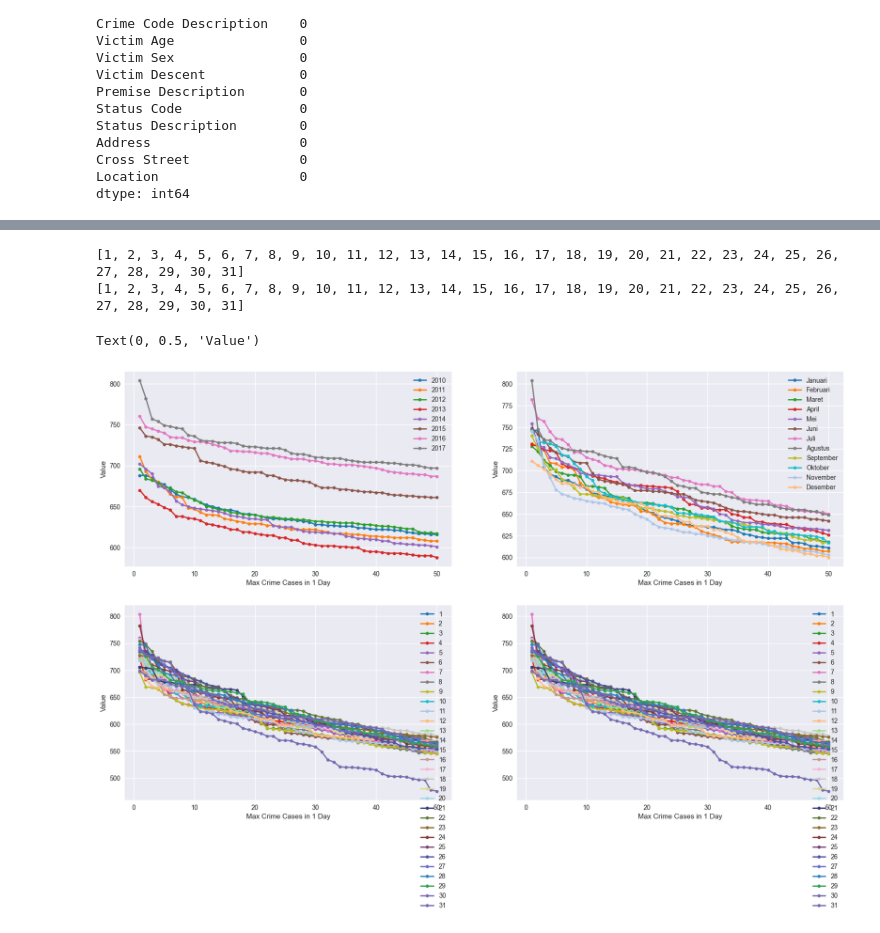
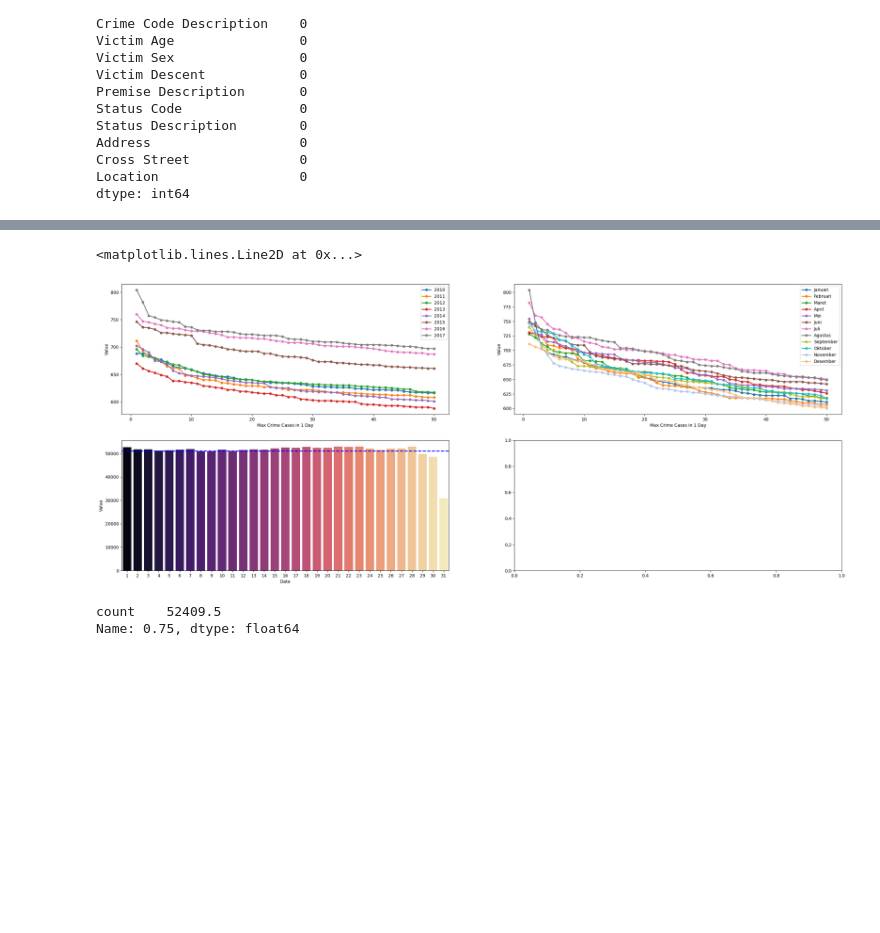
Before and after one commit to TeddyDharma/Crime-in-Los-Angeles, a Jupyter notebook: analytics.ipynb, the cells around one changed output, grey strips where cells are left out. Saved outputs shown, nothing was run; the diff lists cells and outputs as text; code cells hidden in the pictures; blank space fills up the shorter version.

```diff
--- a/analytics.ipynb
+++ b/analytics.ipynb
@@ -208,57 +209,79 @@ def get_count(data: pd.DataFrame, col1 : str, col2 : str) -> tuple:
     return counts_per_years, attr
 
 
+def counts_per_date(data : pd.DataFrame) -> tuple:
+    labels = np.unique(data['date'])
+    counts = []
+    for label in labels :
+        temp  = 0
+        for row in range(data.shape[0]):
+            if data.loc[row, "date"] == label:
+                temp += data.loc[row, "count"]
+
+        counts.append(temp)
+    return counts, [str(val) for val in  labels]
+
+
+
 # def get_counts
-plt.style.use('seaborn-v0_8-dark-palette')
-fig, ax = plt.subplots(nrows=2, ncols=2, figsize = (20, 12))
+# plt.style.use('seaborn-v0_8-dark-palette')
+fig, ax = plt.subplots(nrows=2, ncols=2, figsize = (30, 12))
 data_grouped = data_cleaned.groupby(["Date Reported", "year"]).size().reset_index(name = "count")
 get_count_per_years, years = get_count(data_grouped, col1 = "year", col2 = "count")
 
 
 # starting to plotting
 
 for idx, (count, year) in enumerate(zip(get_count_per_years, years)):
     ax[0, 0].plot([x for x in range(1, 51)], count, label = year, marker='o',
      linewidth=2, markersize=5, color = colors[idx])
 
 ax[0, 0].legend()
 ax[0, 0].set_xlabel("Max Crime Cases in 1 Day")
 ax[0, 0].set_ylabel("Value")
 
 # plotting based on month
 
 data_grouped = data_cleaned.groupby(["Date Reported", "month"]).size().reset_index(name = "count")
 get_count_per_month, years = get_count(data_grouped, col1 = "month", col2 = "count")
 for idx, (count, year) in enumerate(zip(get_count_per_month, years)):
     ax[0, 1].plot([x for x in range(1, 51)], count, label = year, marker='o',
      linewidth=2, markersize=5, color = colors[idx])
 ax[0, 1].legend()
 ax[0, 1].set_xlabel("Max Crime Cases in 1 Day")
 ax[0, 1].set_ylabel("Value")
 
 
 # plotting pie chart dengan diatas tapi gunakana date
-data_grouped = data_cleaned.groupby(["Date Reported", "date"]).size().reset_index(name = "count")
-get_count_per_day, years = get_count(data_grouped, col1 = "date", col2 = "count")
-for idx, (count, year) in enumerate(zip(get_count_per_day, years)):
-    ax[1, 0].plot([x for x in range(1, 51)], count, label = year, marker='o',
-     linewidth=2, markersize=5, color = colors[idx])
-ax[1, 0].legend()
-ax[1, 0].set_xlabel("Max Crime Cases in 1 Day")
+data_grouped = data_cleaned.groupby(["date"]).size().reset_index(name = "count")
+data_grouped['date'] = data_grouped['date'].astype(str)
+# counts, labels = counts_per_date(data_grouped)
+sns.barplot(data=data_grouped, x="date", y="count", palette="magma", ax=ax[1, 0])
+# sns.kdeplot(data=data_grouped, x="count", ax=ax[1, 0], color='blue', linewidth=2)
+ax[1, 0].set_xlabel("Date")
 ax[1, 0].set_ylabel("Value")
 
+# Menambahkan anotasi pada batang
+
 # plottng barplot dengan x= month dan hue = year
+ax[1, 0].axhline(data_grouped['count'].mean(), color='blue', linestyle='--', linewidth=2)
+# ax[1, 0].axhline(data_grouped['count'].quan, color='blue', linestyle='--', linewidth=2)
 
-data_grouped = data_cleaned.groupby(["Date Reported", "date"]).size().reset_index(name = "count")
-get_count_per_day, years = get_count(data_grouped, col1 = "date", col2 = "count")
-for idx, (count, year) in enumerate(zip(get_count_per_day, years)):
-    ax[1, 1].plot([x for x in range(1, 51)], count, label = year, marker='o',
-     linewidth=2, markersize=5, color = colors[idx])
-ax[1, 1].legend()
-ax[1, 1].set_xlabel("Max Crime Cases in 1 Day")
-ax[1, 1].set_ylabel("Value")
+
+
+# data_grouped = data_cleaned.groupby(["Date Reported", "date"]).size().reset_index(name = "count")
+# get_count_per_day, years = get_count(data_grouped, col1 = "date", col2 = "count")
+# for idx, (count, year) in enumerate(zip(get_count_per_day, years)):
+#     ax[1, 1].plot([x for x in range(1, 51)], count, label = year, marker='o',
+#      linewidth=2, markersize=5, color = colors[idx])
+# ax[1, 1].legend()
+# ax[1, 1].set_xlabel("Max Crime Cases in 1 Day")
+# ax[1, 1].set_ylabel("Value")
 # %% [output]
-[1, 2, 3, 4, 5, 6, 7, 8, 9, 10, 11, 12, 13, 14, 15, 16, 17, 18, 19, 20, 21, 22, 23, 24, 25, 26, 27, 28, 29, 30, 31]
-[1, 2, 3, 4, 5, 6, 7, 8, 9, 10, 11, 12, 13, 14, 15, 16, 17, 18, 19, 20, 21, 22, 23, 24, 25, 26, 27, 28, 29, 30, 31]
+<matplotlib.lines.Line2D at 0x...>
-Text(0, 0.5, 'Value')
-[figure, old version]
+[figure, new version]
+# %%
+data_grouped.quantile(q=0.75, axis=0, numeric_only=True)
+# %% [output]
+count    52409.5
+Name: 0.75, dtype: float64
```
Also changed, not shown: parts of 3 cells of this notebook.
